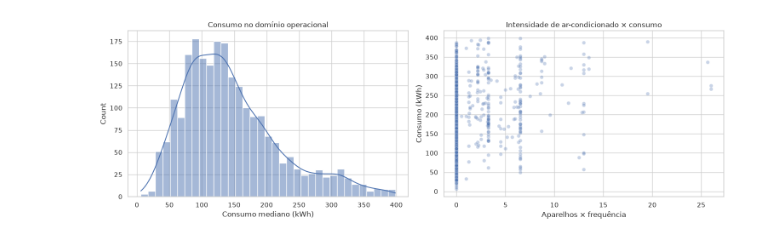
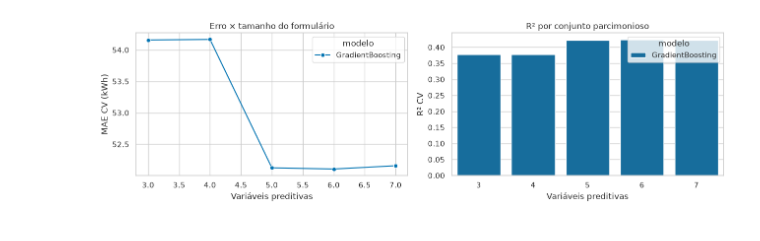
Before and after one commit to No-Country-simulation/G9-BR-TEAM-24-EnergiAI, a Jupyter notebook: equipe-dados/treinamento_exportacao_modelo_energia.ipynb, the cells around one changed output. Cells and saved outputs as stored; diff of their text form; code cells hidden in the pictures.

Commit message:
REFACTOR: refatoração do tratamento ee retreinamento do modelo para um mvp

```diff
--- a/equipe-dados/treinamento_exportacao_modelo_energia.ipynb
+++ b/equipe-dados/treinamento_exportacao_modelo_energia.ipynb
@@ -141,0 +338,5 @@ Features: ['numero_moradores', 'area_construida_m2', 'temperatura_media_2019_uf_
+# %%
+dados = pd.read_csv(PASTA_DADOS / "dados_pph2019_tratados_regressao.csv")
+mvp = criar_base_mvp(dados)
+display(mvp.head(3))
+print(f"Amostra: {len(mvp):,} residências | campos de entrada da API: {len(FEATURES_API)}")
@@ -141,0 +356,13 @@ Features: ['numero_moradores', 'area_construida_m2', 'temperatura_media_2019_uf_
+# %%
+modelo, metricas, features, nome_modelo, (idx_teste, y_teste) = selecionar_modelo_compacto(mvp)
+
+melhor_por_tamanho = (
+    metricas.query("modelo != 'Dummy'")
+    .sort_values("mae_cv")
+    .groupby("variaveis", as_index=False)
+    .first()
+)
+baseline = metricas.query("modelo == 'Dummy'").iloc[[0]]
+display(pd.concat([melhor_por_tamanho, baseline], ignore_index=True).round(3))
+print(f"Escolha final: {nome_modelo} com {len(features)} variáveis.")
+print("Entradas preditivas:", ", ".join(features))
@@ -142,9 +379,22 @@ Features: ['numero_moradores', 'area_construida_m2', 'temperatura_media_2019_uf_
 # %%
-fig, axes = plt.subplots(1, 2, figsize=(15, 5))
-sns.histplot(y, bins=35, kde=True, ax=axes[0])
-axes[0].set(title="Consumo no domínio operacional", xlabel="Consumo mediano (kWh)")
-sns.scatterplot(data=pd.DataFrame({"intensidade": X["intensidade_ar_frequencia"], "consumo": y}), x="intensidade", y="consumo", alpha=.3, ax=axes[1])
-axes[1].set(title="Intensidade de ar-condicionado × consumo", xlabel="Aparelhos × frequência", ylabel="Consumo (kWh)")
-fig.tight_layout(); plt.show()
+fig, axes = plt.subplots(1, 2, figsize=(13, 4))
+sns.lineplot(
+    data=melhor_por_tamanho, x="variaveis", y="mae_cv",
+    hue="modelo", marker="o", ax=axes[0],
+)
+axes[0].set(
+    title="Erro × tamanho do formulário",
+    xlabel="Variáveis preditivas", ylabel="MAE CV (kWh)",
+)
+sns.barplot(
+    data=melhor_por_tamanho, x="variaveis", y="r2_cv",
+    hue="modelo", dodge=False, ax=axes[1],
+)
+axes[1].set(
+    title="R² por conjunto parcimonioso",
+    xlabel="Variáveis preditivas", ylabel="R² CV",
+)
+plt.tight_layout()
+plt.show()
 # %% [output]
-[figure, old version]
+[figure, new version]
```
Also changed, not shown: parts of 31 cells of this notebook, 14 other files.
